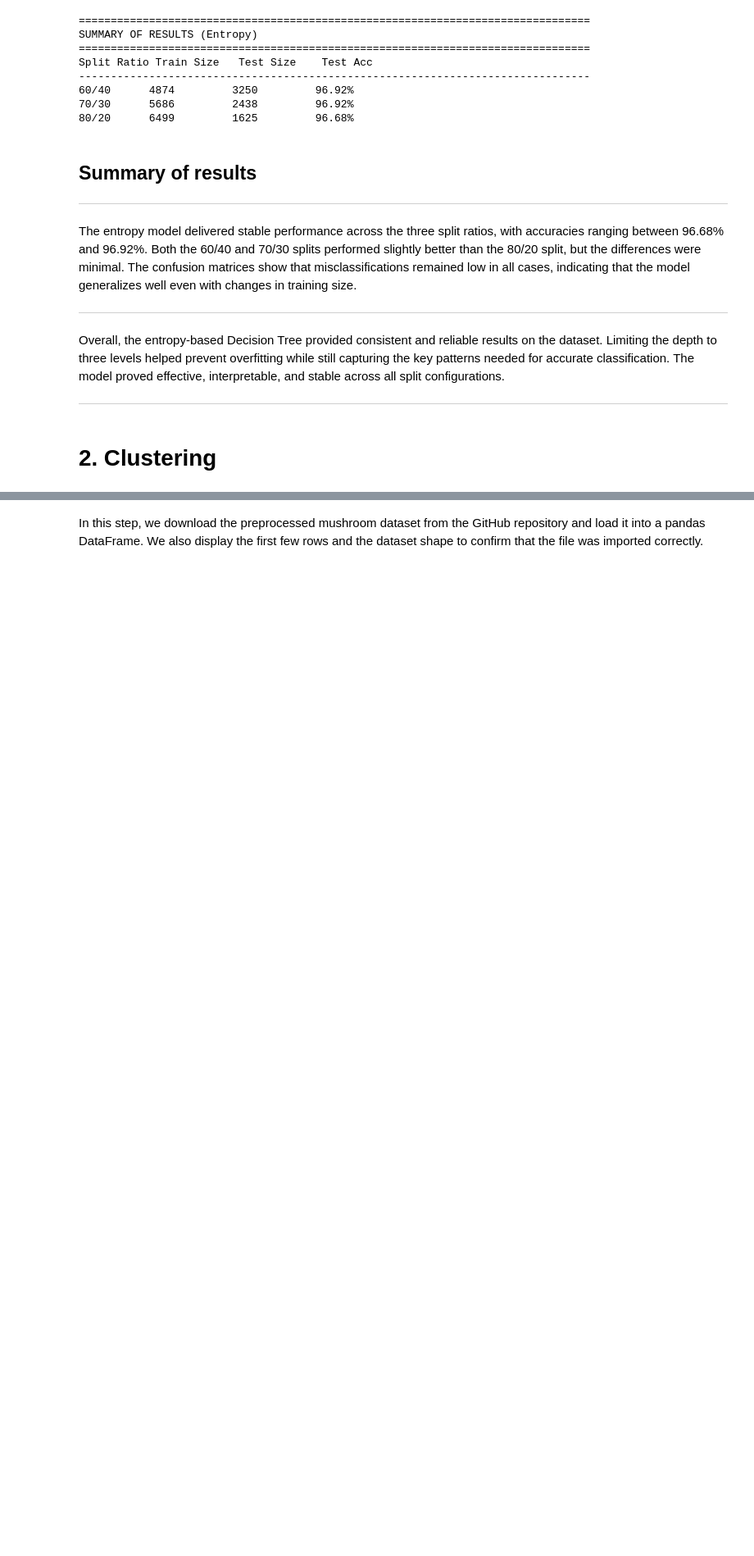
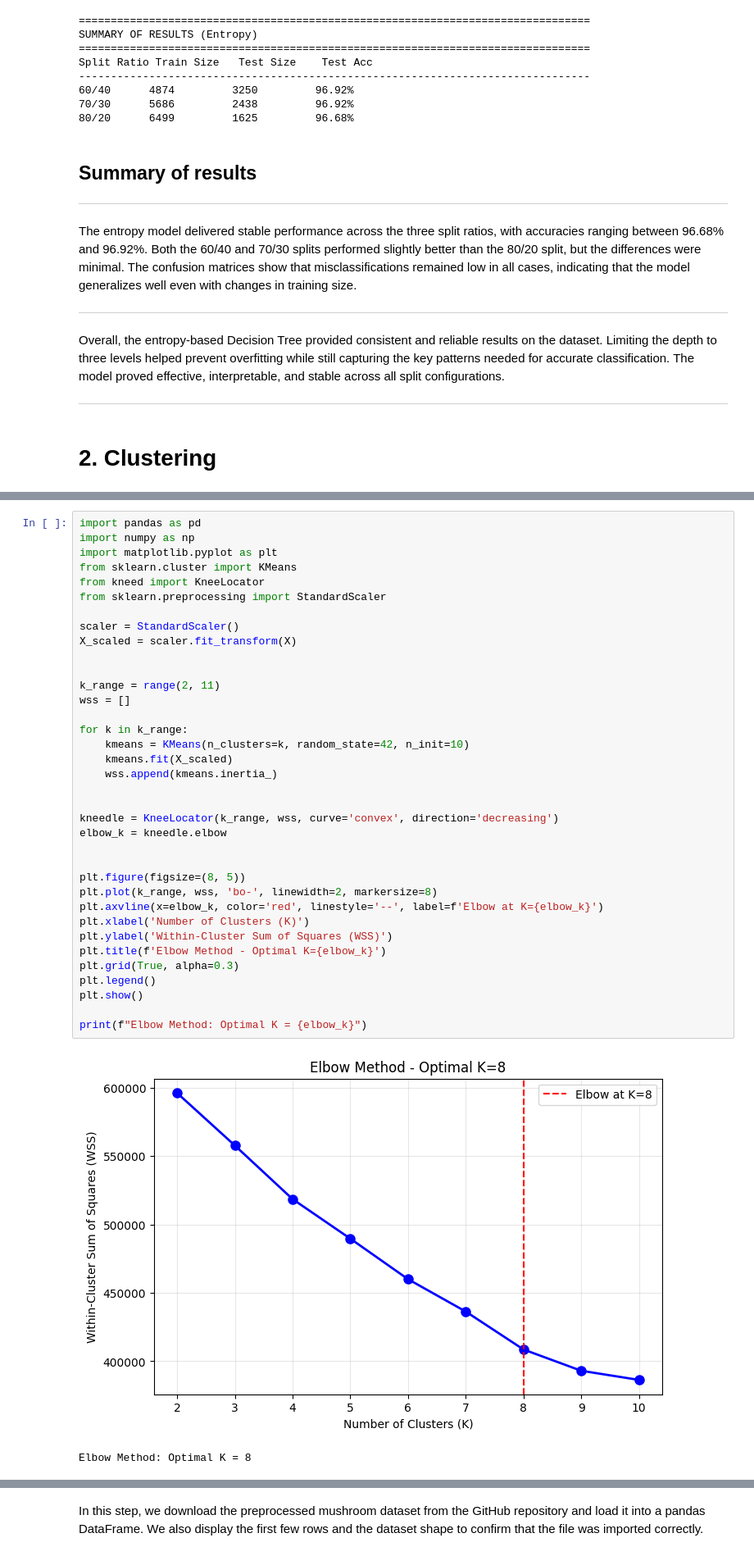
Before and after one commit to HaifaAziz1/IT326-Mushroom-Project, a Jupyter notebook: Phase3.ipynb, the cells around one changed output, grey strips where cells are left out. Shown at 82% size. Drawn from its saved outputs; the diff is of its cells as text; blank space fills up the shorter version.

```diff
--- a/Phase3.ipynb
+++ b/Phase3.ipynb
@@ -489,0 +458,39 @@ Preprocessed_datase 100%[===================>]   1.26M  7.02MB/s    in 0.2s
+# %%
+import pandas as pd
+import numpy as np
+import matplotlib.pyplot as plt
+from sklearn.cluster import KMeans
+from kneed import KneeLocator
+from sklearn.preprocessing import StandardScaler
+
+scaler = StandardScaler()
+X_scaled = scaler.fit_transform(X)
+
+
+k_range = range(2, 11)
+wss = []
+
+for k in k_range:
+    kmeans = KMeans(n_clusters=k, random_state=42, n_init=10)
+    kmeans.fit(X_scaled)
+    wss.append(kmeans.inertia_)
+
+
+kneedle = KneeLocator(k_range, wss, curve='convex', direction='decreasing')
+elbow_k = kneedle.elbow
+
+
+plt.figure(figsize=(8, 5))
+plt.plot(k_range, wss, 'bo-', linewidth=2, markersize=8)
+plt.axvline(x=elbow_k, color='red', linestyle='--', label=f'Elbow at K={elbow_k}')
+plt.xlabel('Number of Clusters (K)')
+plt.ylabel('Within-Cluster Sum of Squares (WSS)')
+plt.title(f'Elbow Method - Optimal K={elbow_k}')
+plt.grid(True, alpha=0.3)
+plt.legend()
+plt.show()
+
+print(f"Elbow Method: Optimal K = {elbow_k}")
+# %% [output]
+[figure, added]
+Elbow Method: Optimal K = 8
```
Also changed, not shown: parts of 10 cells of this notebook.
